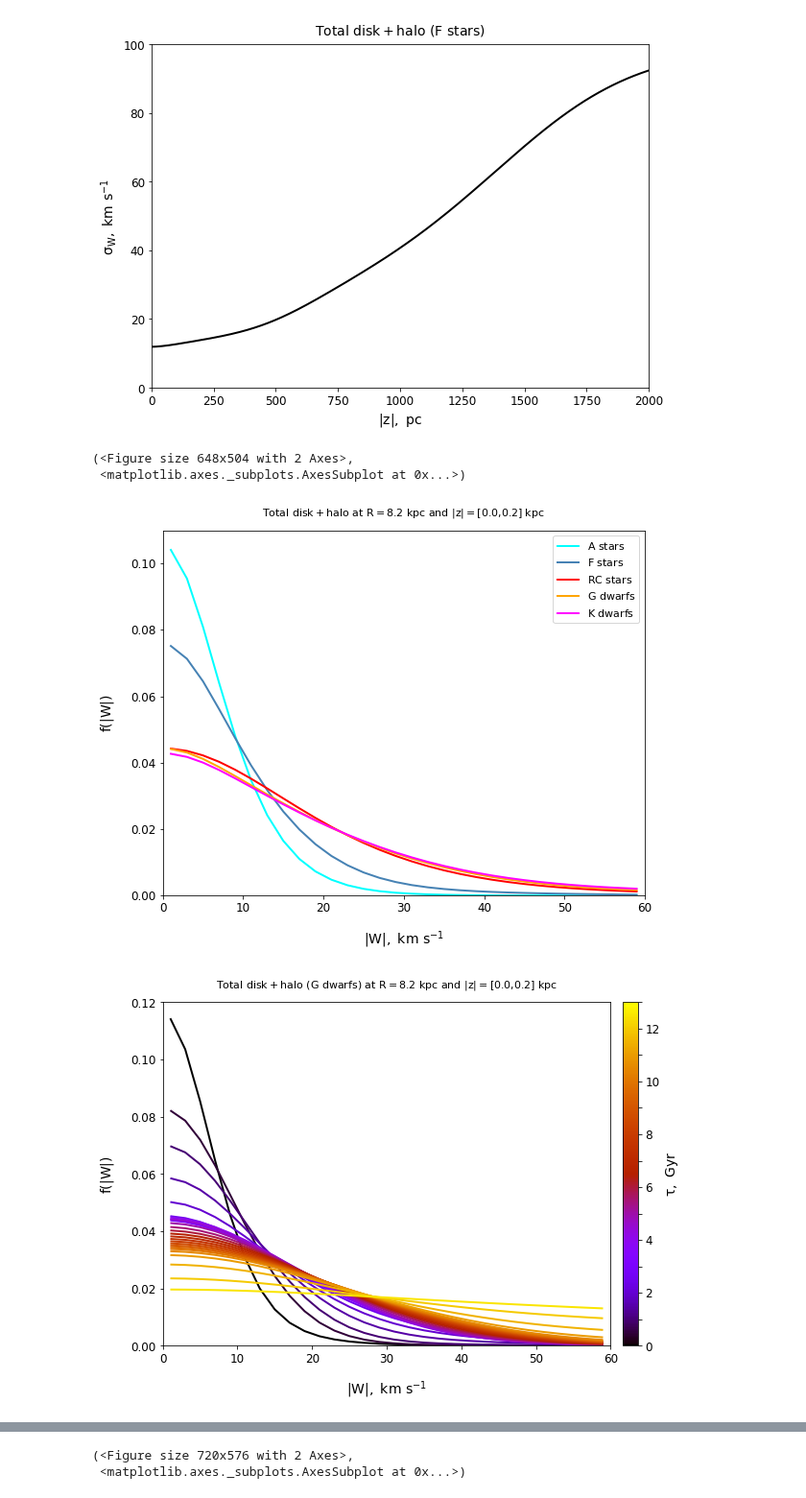
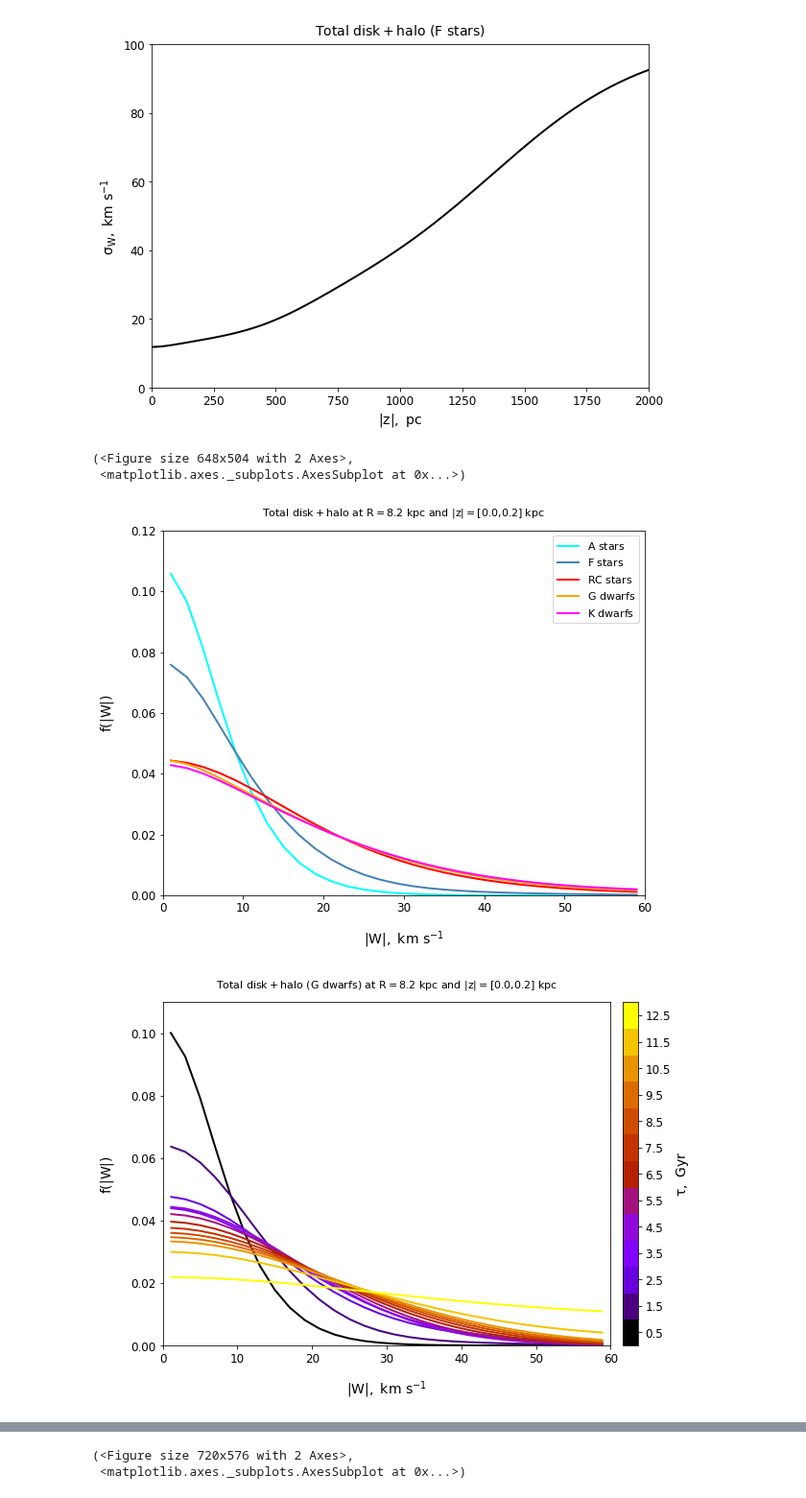
Before and after one commit to askenja/jjmodel, a Jupyter notebook: jjmodel/tutorials/tutorial1/No1_Getting_started--Local(basics).ipynb, the cells around one changed output, grey strips where cells are left out. Shown at 96% size. Cells and saved outputs as stored; diff of their text form; code cells hidden in the pictures.

```diff
--- a/jjmodel/tutorials/tutorial1/No1_Getting_started--Local(basics).ipynb
+++ b/jjmodel/tutorials/tutorial1/No1_Getting_started--Local(basics).ipynb
@@ -359,29 +368,29 @@ P.sigwz_rsun_plt('tot',mode_pop='f',number=True)
 # %%
 # --------------------------------------------------------------------------------------------------
 # Kinematics part2
 # --------------------------------------------------------------------------------------------------
 
-# We can plot W-distributions for many different cases using fw_hist_plt
+# We can plot W-distributions for many different cases using fw_hist_plt().
 # Let's define a range of z and plot f(|W|) for all our stellar populations:
 z_range = [0,200] # pc
 pop_list = ['a','f','rc','gdw','kdw']
 
 P.fw_hist_plt('tot',p.Rsun,z_range,mode_pop=pop_list,number=True)
 
 # f(|W|) for age bins can be plotted if keyword ages is used:
-age_bins = np.arange(0,tp+0.5,0.5)
-P.fw_hist_plt('tot',p.Rsun,z_range,ages=age_bins,mode_pop='gdw',number=True)
+age_bins = np.arange(0,tp+1,1)
+P.fw_hist_plt('tot',p.Rsun,z_range,ages=age_bins,mode_pop='gdw',number=True,cbar_bins=True)
 
 # Also, metallicity interval can be chosen (metallicity bins with z_range),
 # and f(|W|) in the different z-bins can be calculated:
 met_range = [-1,-0.2]  # Gyr
 z_slices = np.arange(0,p.zmax+200,200)  # pc
 P.fw_hist_plt('tot',p.Rsun,z_slices,mode_pop='gdw',number=True,mets=met_range)
 # %% [output]
 (<Figure size 648x504 with 2 Axes>,
  <matplotlib.axes._subplots.AxesSubplot at 0x...>)
-[figure, old version]
+[figure, new version]
-[figure, old version]
+[figure, new version]
 [figure]
 # %%
 # --------------------------------------------------------------------------------------------------
```
Also changed, not shown: parts of 11 cells of this notebook, 2 other files.
